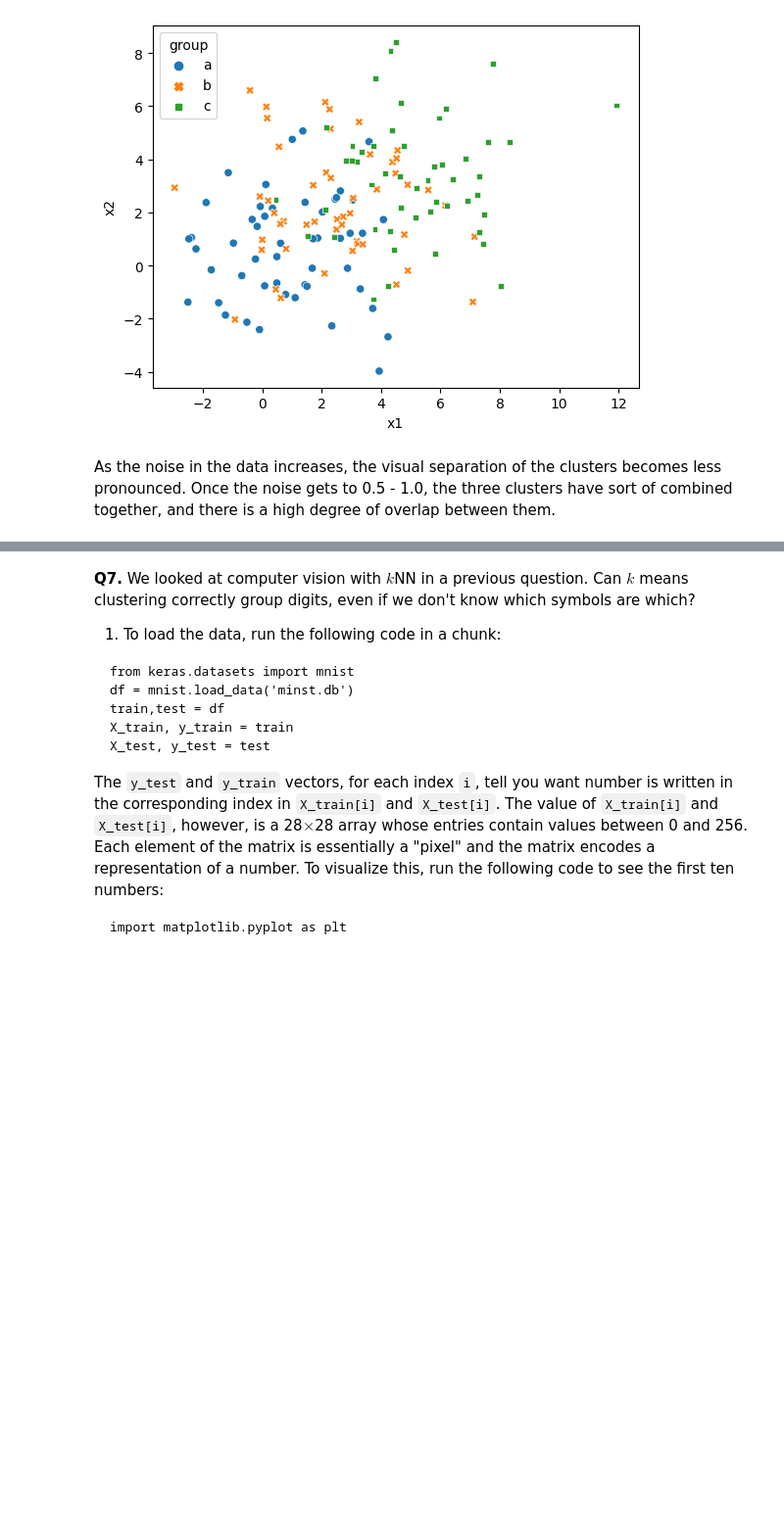
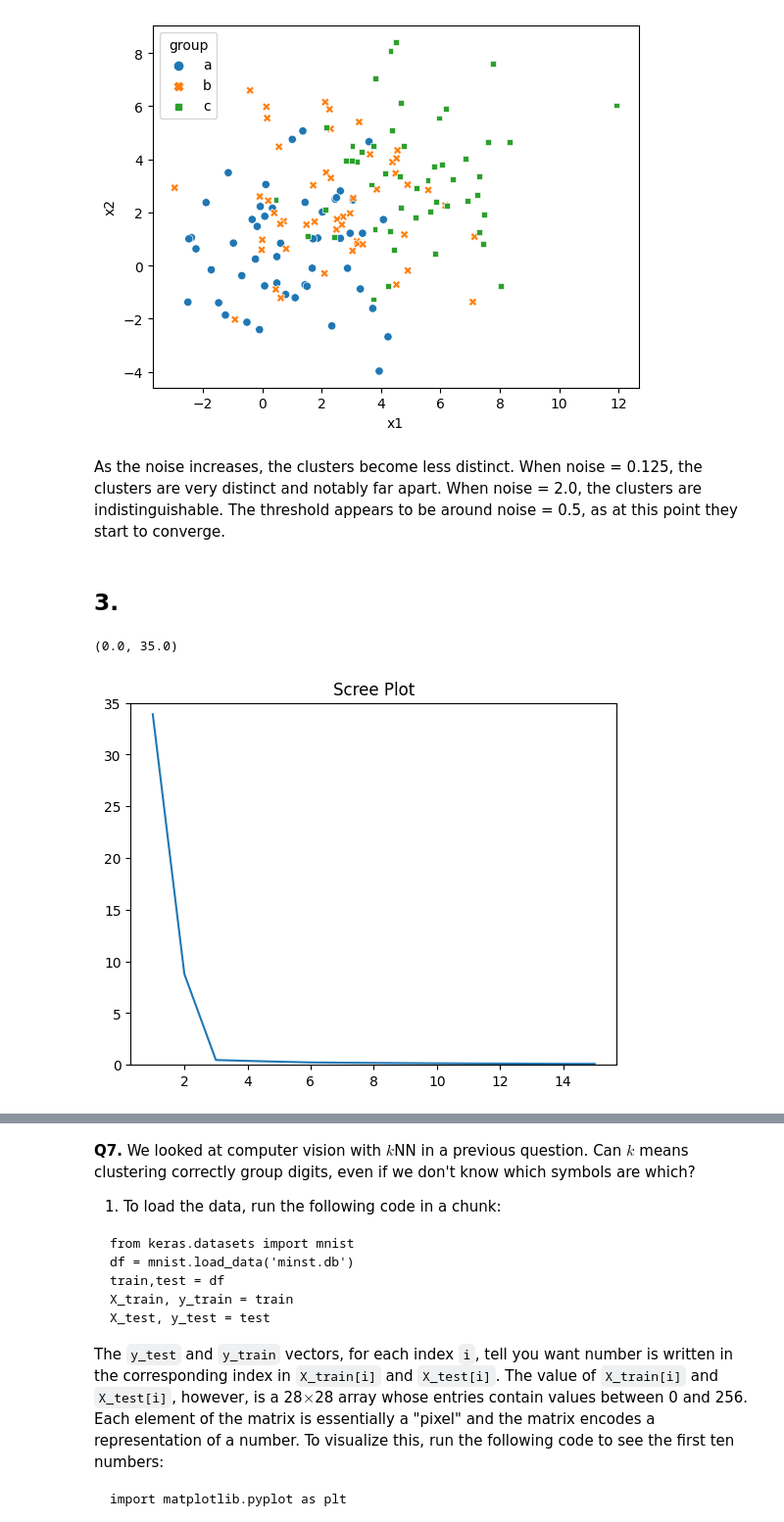
Before and after one commit to NathanGeng/assignment3, a Jupyter notebook: assignment_knn_and_kmc.ipynb, the cells around one changed output, grey strips where cells are left out. Shown: that part at 98% size. Cells and saved outputs as stored; diff of their text form; code cells hidden in the pictures; blank space fills up the shorter version.

```diff
--- a/assignment_knn_and_kmc.ipynb
+++ b/assignment_knn_and_kmc.ipynb
@@ -285,5 +562,30 @@ sns.scatterplot(data = df2_0, x = 'x1',y='x2',hue='group',style='group')
 # %% [output]
 <Axes: xlabel='x1', ylabel='x2'>
 [figure]
-# %% [markdown]
-As the noise in the data increases, the visual separation of the clusters becomes less pronounced. Once the noise gets to 0.5 - 1.0, the three clusters have sort of combined together, and there is a high degree of overlap between them.
+# %% [markdown]
+As the noise increases, the clusters become less distinct. When noise = 0.125, the clusters are very distinct and notably far apart. When noise = 2.0, the clusters are indistinguishable. The threshold appears to be around noise = 0.5, as at this point they start to converge.
+# %% [markdown]
+## 3.
+# %%
+from sklearn.cluster import KMeans
+
+def maxmin(n):
+    n = (n-min(n))/(max(n)-min(n))
+    return n
+
+# scree plot for 0.125
+X = df0_125.loc[:,['x1','x2']]
+X = X.apply(maxmin)
+k_bar = 15
+k_grid = np.arange(1,k_bar+1)
+SSE = np.zeros(k_bar)
+for k in range(k_bar):
+  model = KMeans(n_clusters=k+1, max_iter=300, n_init = 10, random_state=0)
+  model = model.fit(X) # Fit the model
+  SSE[k] = model.inertia_
+scree_plot, axes = plt.subplots()
+sns.lineplot(x=k_grid, y=SSE).set_title('Scree Plot')
+axes.set_ylim(0,35)
+# %% [output]
+(0.0, 35.0)
+[figure, added]
```
Also changed, not shown: parts of 58 cells of this notebook.
